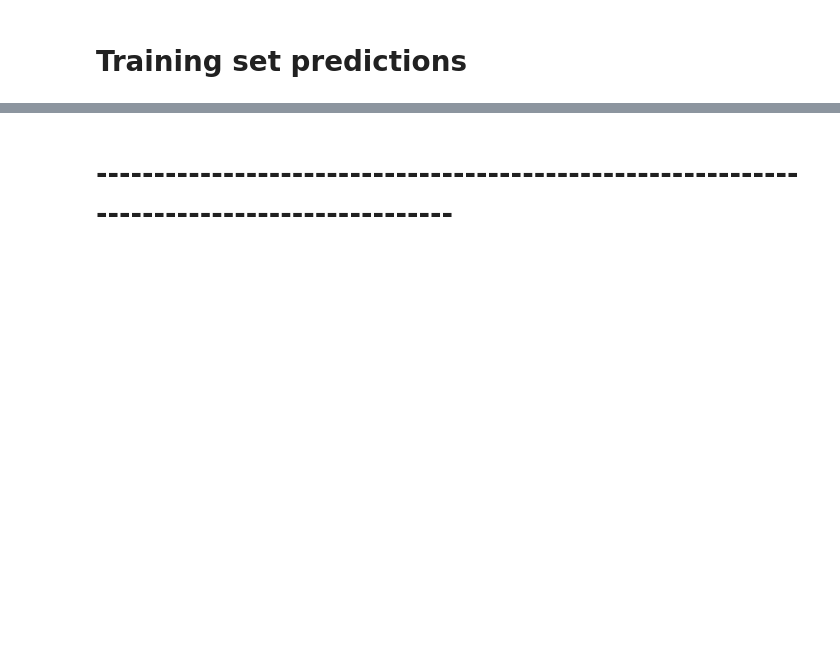
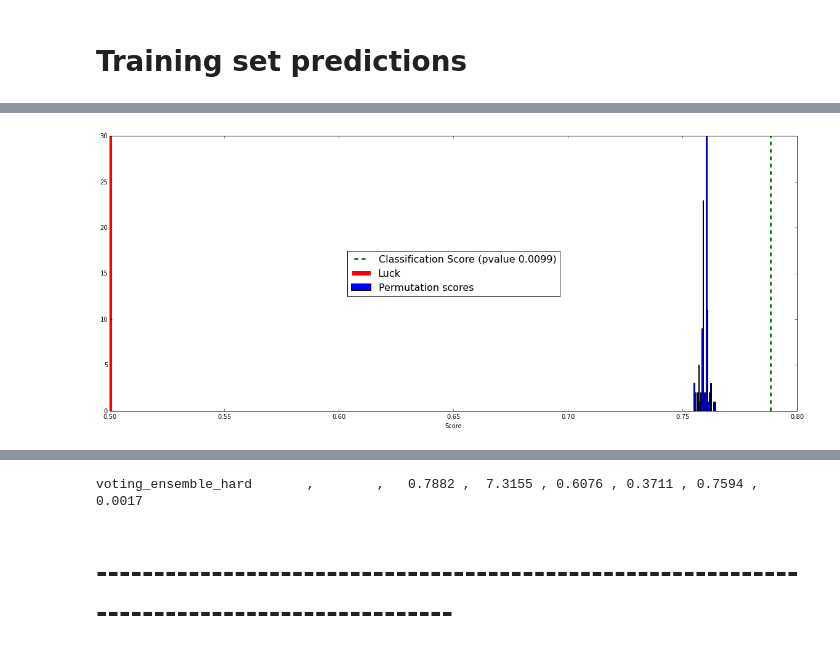
Before and after one commit to grfiv/predict-blood-donations, a Jupyter notebook: voting_ensemble_hard.ipynb, the cells around one changed output, grey strips where cells are left out. Cells and saved outputs as stored; diff of their text form; code cells hidden in the pictures; blank space fills up the shorter version.

```diff
--- a/voting_ensemble_hard.ipynb
+++ b/voting_ensemble_hard.ipynb
@@ -28,6 +29,8 @@ norm   = False
 nointercept = False
 engineering = False
 
+N_CLASSES = 2
+
 submission_filename = "../submissions/submission_voting_ensemble_hard.csv"
 # %% [markdown]
 # Load the training data
@@ -257,0 +273,33 @@ plt.show()
+# %%
+%%time
+
+score, permutation_scores, pvalue = permutation_test_score(estimator      = clf,
+                                                           X              = X_train.values.astype(np.float32),
+                                                           y              = y_train,
+                                                           cv             = StatifiedCV,
+                                                           labels         = None,
+                                                           random_state   = SEED,
+                                                           verbose        = 0,
+                                                           n_permutations = 100,
+                                                           scoring        = None,
+                                                           n_jobs         = 1)
+
+plt.figure(figsize=(20,8))
+plt.hist(permutation_scores, 20, label='Permutation scores')
+
+ylim = plt.ylim()
+plt.plot(2 * [score], ylim, '--g', linewidth=3,
+         label='Classification Score (pvalue {:.4f})'.format(pvalue))
+
+plt.plot(2 * [1. / N_CLASSES], ylim, 'r', linewidth=7, label='Luck')
+
+plt.ylim(ylim)
+plt.legend(loc='center',fontsize=16)
+plt.xlabel('Score')
+plt.show()
+
+# find mean and stdev of the scores
+from scipy.stats import norm
+mu, std = norm.fit(permutation_scores)
+# %% [output]
+[figure, added]
@@ -258,3 +308,11 @@ plt.show()
+# %%
+# format for scores.csv file
+import re
+algo = re.search(r"submission_(.*?)\.csv", submission_filename).group(1)
+print("{: <26} ,        ,   {:.4f} ,  {:.4f} , {:.4f} , {:.4f} , {:.4f} , {:.4f}"\
+      .format(algo,accuracy,logloss,AUC,f1,mu,std))
+# %% [output]
+voting_ensemble_hard       ,        ,   0.7882 ,  7.3155 , 0.6076 , 0.3711 , 0.7594 , 0.0017
 # %% [markdown]
 # --------------------------------------------------------------------------------------------
 # %% [markdown]
```
Also changed, not shown: parts of 13 cells of this notebook, 7 other files.
